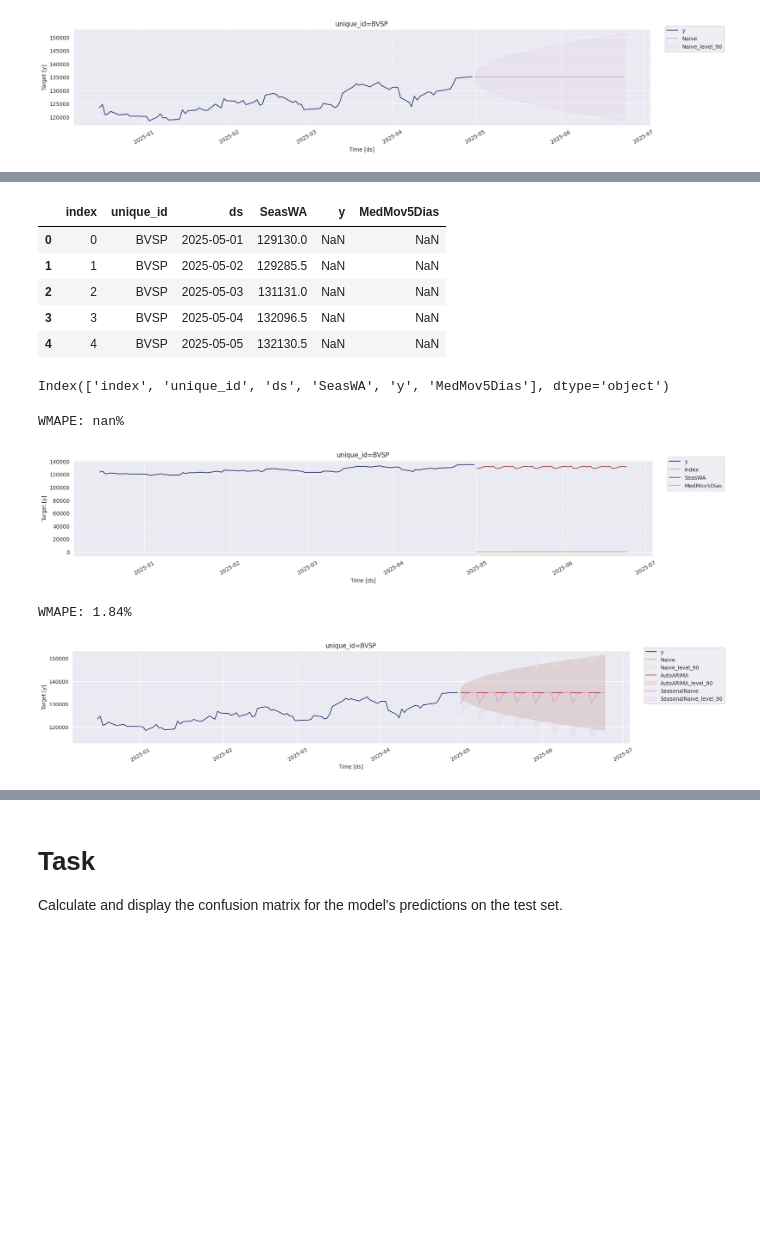
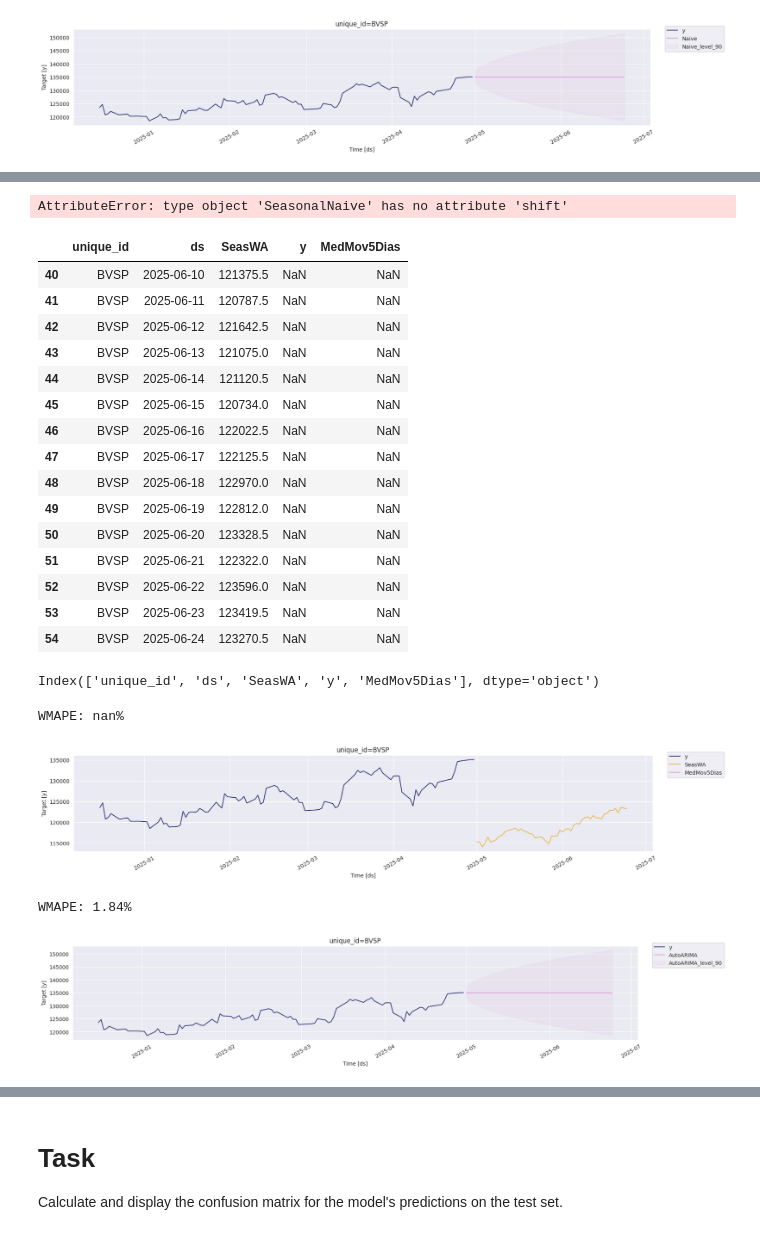
Before and after one commit to paulopetrillo/FIAP_TECH_CHALENGE_01, a Jupyter notebook: TECH_CHALENGE_01.ipynb, the cells around one changed output, grey strips where cells are left out. Cells and saved outputs as stored; diff of their text form; code cells hidden in the pictures; blank space fills up the shorter version.

```diff
--- a/TECH_CHALENGE_01.ipynb
+++ b/TECH_CHALENGE_01.ipynb
@@ -559,10 +559,10 @@ df_statsforecast["MedMov5Dias"] = df_statsforecast["Ultimo"].rolling(window=5).m
 # df_statsforecast["MedMov30Dias"] = df_statsforecast["Ultimo"].rolling(window=30).mean
 
 # Cria coluna categorica com as classes "Up" e "Down" que identifica a direção do movimento diário.
-df_statsforecast['Daily_Direction'] = np.where(df_statsforecast['Ultimo'] > df_statsforecast['Abertura'], 'Up', 'Down')
+df_statsforecast['Daily_Direction'] = np.where(df_statsforecast['Ultimo'] > df_statsforecast['Abertura'], 1, 0)
 
 # Formatando base de dados para o padrão de series temporais
-df_statsforecast.drop(labels=['Abertura', 'Maxima', 'Minima', 'Volume','Data'], axis=1, inplace=True)
+df_statsforecast.drop(labels=['Maxima', 'Minima', 'Volume','Data'], axis=1, inplace=True)
 df_statsforecast.reset_index(inplace=True)
 df_statsforecast.rename(columns={'Data':'ds'
                                , 'Daily_Direction':'unique_id'
@@ -634,11 +635,10 @@ model.plot(treino, forecast_df, level=[90], unique_ids=['BVSP'], engine ='matplo
 WMAPE: 1.84%
 [figure]
 # %%
-model_s = StatsForecast(models=[SeasonalNaive(season_length=7)], freq='D', n_jobs=-1)
+model_s = StatsForecast(models=[SeasonalNaive(season_length=252)], freq='D', n_jobs=-1)
 model_s.fit(treino)
 
 forecast_dfs = model_s.predict(h=h, level=[90])
-# forecast_dfs = forecast_dfs.reset_index().merge(teste, on=['ds', 'unique_id'], how='left') # Moved merge after plotting
 
 wmape2 = wmape(teste['y'].values, forecast_dfs['SeasonalNaive'].values) # Calculate WMAPE using the actual test values
 print(f"WMAPE: {wmape2:.2%}")
@@ -649,0 +650,4 @@ WMAPE: 2.66%
+# %%
+# setando ds como indice de teste
+teste.set_index('ds', inplace=True)
+teste.head()
@@ -650,29 +675,48 @@ WMAPE: 2.66%
+# %%
+forecast_dfs["SeasonalNaive_shift"] = SeasonalNaive.shift(1)
+forecast_dfs.head()
+# %% [output]
+AttributeError: type object 'SeasonalNaive' has no attribute 'shift'
 # %%
-model_sm = StatsForecast(models=[SeasonalWindowAverage(season_length=7, window_size=2)], freq='D', n_jobs=-1) # Removed prediction_intervals=True
+model_sm = StatsForecast(models=[SeasonalWindowAverage(season_length=252, window_size=2)], freq='D', n_jobs=-1) # Removed prediction_intervals=True
 model_sm.fit(treino)
 
 forecast_dfsm = model_sm.predict(h=h) # Removed level=[90]
-forecast_dfsm = forecast_dfsm.reset_index().merge(teste, on=['ds', 'unique_id'], how='left')
+#forecast_dfsm = forecast_dfsm.reset_index().merge(teste, on=['ds', 'unique_id'], how='left')
+forecast_dfsm = forecast_dfsm.merge(teste, on=['ds', 'unique_id'], how='left')
 
-display(forecast_dfsm.head())
+display(forecast_dfsm.tail(15))
 display(forecast_dfsm.columns)
 
 wmape3 = wmape(forecast_dfsm['y'].values, forecast_dfsm['SeasWA'].values) # Corrected model name in WMAPE calculation
 print(f"WMAPE: {wmape3:.2%}")
 
 model_sm.plot(treino, forecast_dfsm, unique_ids=['BVSP'],engine ='matplotlib', max_insample_length=90) # Removed level=[90]
 # %% [output]
-|  | index | unique_id | ds | SeasWA | y | MedMov5Dias |
-| 0 | 0 | BVSP | 2025-05-01 | 129130.0 | NaN | NaN |
-| 1 | 1 | BVSP | 2025-05-02 | 129285.5 | NaN | NaN |
-| 2 | 2 | BVSP | 2025-05-03 | 131131.0 | NaN | NaN |
-| 3 | 3 | BVSP | 2025-05-04 | 132096.5 | NaN | NaN |
-| 4 | 4 | BVSP | 2025-05-05 | 132130.5 | NaN | NaN |
+|  | unique_id | ds | SeasWA | y | MedMov5Dias |
+| 40 | BVSP | 2025-06-10 | 121375.5 | NaN | NaN |
+| 41 | BVSP | 2025-06-11 | 120787.5 | NaN | NaN |
+| 42 | BVSP | 2025-06-12 | 121642.5 | NaN | NaN |
+| 43 | BVSP | 2025-06-13 | 121075.0 | NaN | NaN |
+| 44 | BVSP | 2025-06-14 | 121120.5 | NaN | NaN |
+| 45 | BVSP | 2025-06-15 | 120734.0 | NaN | NaN |
+| 46 | BVSP | 2025-06-16 | 122022.5 | NaN | NaN |
+| 47 | BVSP | 2025-06-17 | 122125.5 | NaN | NaN |
+| 48 | BVSP | 2025-06-18 | 122970.0 | NaN | NaN |
+| 49 | BVSP | 2025-06-19 | 122812.0 | NaN | NaN |
+| 50 | BVSP | 2025-06-20 | 123328.5 | NaN | NaN |
+| 51 | BVSP | 2025-06-21 | 122322.0 | NaN | NaN |
+| 52 | BVSP | 2025-06-22 | 123596.0 | NaN | NaN |
+| 53 | BVSP | 2025-06-23 | 123419.5 | NaN | NaN |
+| 54 | BVSP | 2025-06-24 | 123270.5 | NaN | NaN |
-Index(['index', 'unique_id', 'ds', 'SeasWA', 'y', 'MedMov5Dias'], dtype='object')
+Index(['unique_id', 'ds', 'SeasWA', 'y', 'MedMov5Dias'], dtype='object')
 WMAPE: nan%
-[figure, old version]
+[figure, new version]
 # %%
-model_a = StatsForecast(models=[Naive(),AutoARIMA(season_length=7), SeasonalNaive(season_length=7)], freq='D', n_jobs=-1)
+# model_a = StatsForecast(models=[Naive(),AutoARIMA(season_length=252), SeasonalNaive(season_length=7)], freq='D', n_jobs=-1)
+model_a = StatsForecast(models=[AutoARIMA(season_length=52)], freq='D', n_jobs=-1)
+
+
 treino_arima = treino.drop(columns=['MedMov5Dias']) # Remove MedMov5Dias for ARIMA
 model_a.fit(treino_arima)
 
@@ -685,7 +729,7 @@ print(f"WMAPE: {wmape4:.2%}")
 model_a.plot(treino, forecast_dfa, level=[90], unique_ids=['BVSP'],engine ='matplotlib', max_insample_length=90) # Plot using the forecast_dfa directly
 # %% [output]
 WMAPE: 1.84%
-[figure, old version]
+[figure, new version]
 # %%
 # utiliza a biblioteca prophet
 !pip install prophet
```
Also changed, not shown: parts of 52 cells of this notebook.
